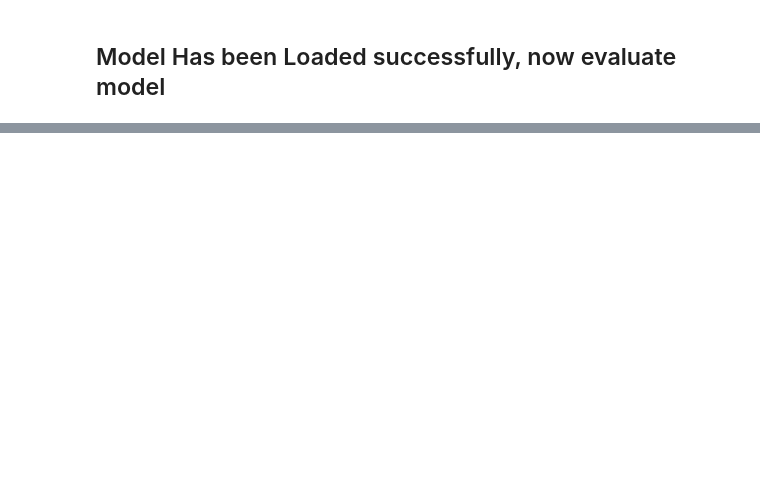
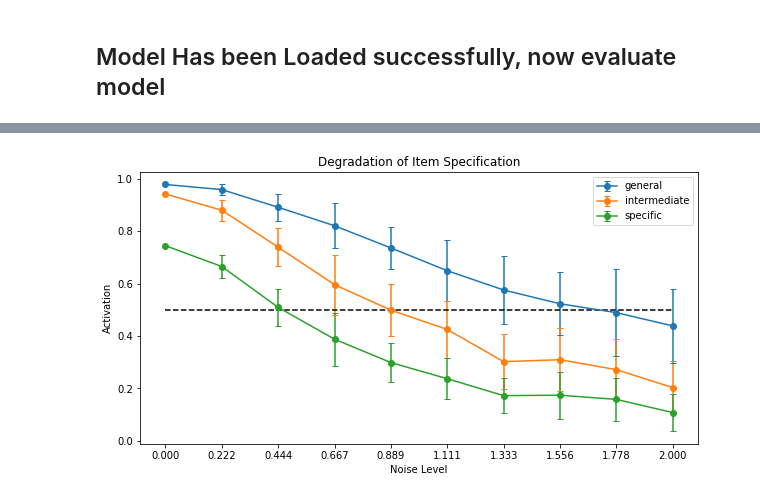
Before and after one commit to petersim1/CCM_Final_Project, a Jupyter notebook: Model_Eval.ipynb, the cells around one changed output, grey strips where cells are left out. Saved outputs shown, nothing was run; the diff lists cells and outputs as text; code cells hidden in the pictures; blank space fills up the shorter version.

```diff
--- a/Model_Eval.ipynb
+++ b/Model_Eval.ipynb
@@ -131,3 +243,47 @@ mynet.load_state_dict(loaded_model['model_state_dict'])
+# %%
+def Noise_Degredation(net,scales,num_run,fnc_noise,fnc_categorize,general_names,
+                      intermediate_names,specific_names,relation_eval='ISA') :
+
+    noise_stats = {item:{scale:[] for scale in scales} for item in ['general','intermediate','specific']}
+
+    for scale in scales :
+        for _ in range(num_run) :
+            model = fnc_noise(net,scale)
+            g_out,int_out,s_out = fnc_categorize(model,general_names,intermediate_names,
+                                                 specific_names,relation_eval)
+
+            noise_stats['general'][scale].append(g_out)
+            noise_stats['intermediate'][scale].append(int_out)
+            noise_stats['specific'][scale].append(s_out)
+
+    return noise_stats
+# %%
+scales_use = np.linspace(0,2,10)
+test = Noise_Degredation(mynet,scales_use,50,apply_noise,Categorize_Outputs,general,intermediate,specific,'ISA')
+# %%
+test_formatted = {}
+for k,v in test.items() :
+    test_formatted[k] = {}
+    for scale,vals in v.items() :
+        test_formatted[k][scale] = {}
+        test_formatted[k][scale]['mean'] = np.mean(vals,axis=0)
+        test_formatted[k][scale]['std'] = np.std(vals,axis=0)
+# %%
+plt.figure(figsize=(10,5))
+for k,v in test_formatted.items() :
+    to_plot = [v[scale]['mean'] for scale in v.keys()]
+    to_plot_error = [v[scale]['std'] for scale in v.keys()]
+    plt.errorbar(scales_use,to_plot,yerr=to_plot_error,label=k,linestye=None,marker='o',capsize=3)
+    #plt.plot(range(10),to_plot,label=k)
+plt.hlines(y=.5,xmin=0,xmax=max(scales_use),linestyle='--')
+plt.legend()
+plt.xticks(scales_use)
+plt.title('Degradation of Item Specification')
+plt.xlabel('Noise Level')
+plt.ylabel('Activation')
+plt.show()
+# %% [output]
+[figure, added]
 # %%
 # This will iterate through each possible input pattern, predict outputs, and determine
 # if the output matches the expected output. If not, it prints the input pattern index
```
Also changed, not shown: parts of 18 cells of this notebook, 2 other files.
